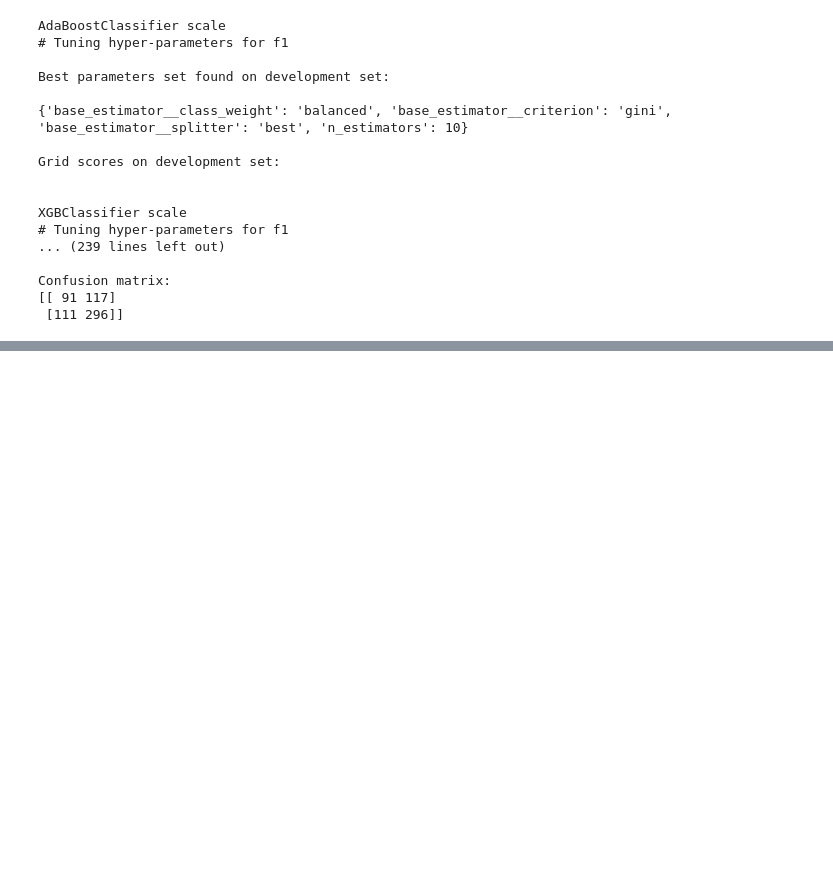
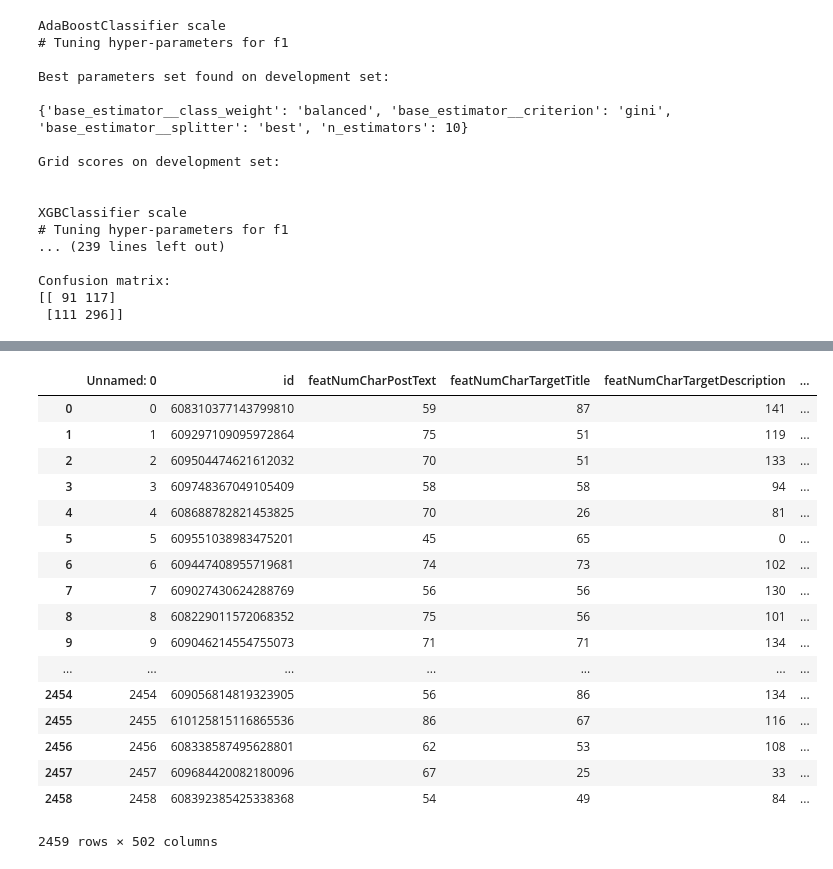
Before and after one commit to chadepl/tudelft-nlp-project, a Jupyter notebook: classification-experiments.ipynb, the cells around one changed output, grey strips where cells are left out. Saved outputs shown, nothing was run; the diff lists cells and outputs as text; code cells hidden in the pictures; blank space fills up the shorter version.

Commit message:
error analyso

```diff
--- a/classification-experiments.ipynb
+++ b/classification-experiments.ipynb
@@ -320,0 +649,24 @@ plt.show()
+# %%
+pd.set_option('display.float_format', lambda x: '%.2f' % x)
+pd.DataFrame(data=X_test[ids,:],columns=names).to_csv('errors_made.csv')
+# %%
+data
+# %% [output]
+|  | Unnamed: 0 | id | featNumCharPostText | featNumCharTargetTitle | featNumCharTargetDescription | ... |
+| 0 | 0 | 608310377143799810 | 59 | 87 | 141 | ... |
+| 1 | 1 | 609297109095972864 | 75 | 51 | 119 | ... |
+| 2 | 2 | 609504474621612032 | 70 | 51 | 133 | ... |
+| 3 | 3 | 609748367049105409 | 58 | 58 | 94 | ... |
+| 4 | 4 | 608688782821453825 | 70 | 26 | 81 | ... |
+| 5 | 5 | 609551038983475201 | 45 | 65 | 0 | ... |
+| 6 | 6 | 609447408955719681 | 74 | 73 | 102 | ... |
+| 7 | 7 | 609027430624288769 | 56 | 56 | 130 | ... |
+| 8 | 8 | 608229011572068352 | 75 | 56 | 101 | ... |
+| 9 | 9 | 609046214554755073 | 71 | 71 | 134 | ... |
+| ... | ... | ... | ... | ... | ... | ... |
+| 2454 | 2454 | 609056814819323905 | 56 | 86 | 134 | ... |
+| 2455 | 2455 | 610125815116865536 | 86 | 67 | 116 | ... |
+| 2456 | 2456 | 608338587495628801 | 62 | 53 | 108 | ... |
+| 2457 | 2457 | 609684420082180096 | 67 | 25 | 33 | ... |
+| 2458 | 2458 | 608392385425338368 | 54 | 49 | 84 | ... |
+2459 rows × 502 columns
```
Also changed, not shown: parts of 37 cells of this notebook, 2 other files.
